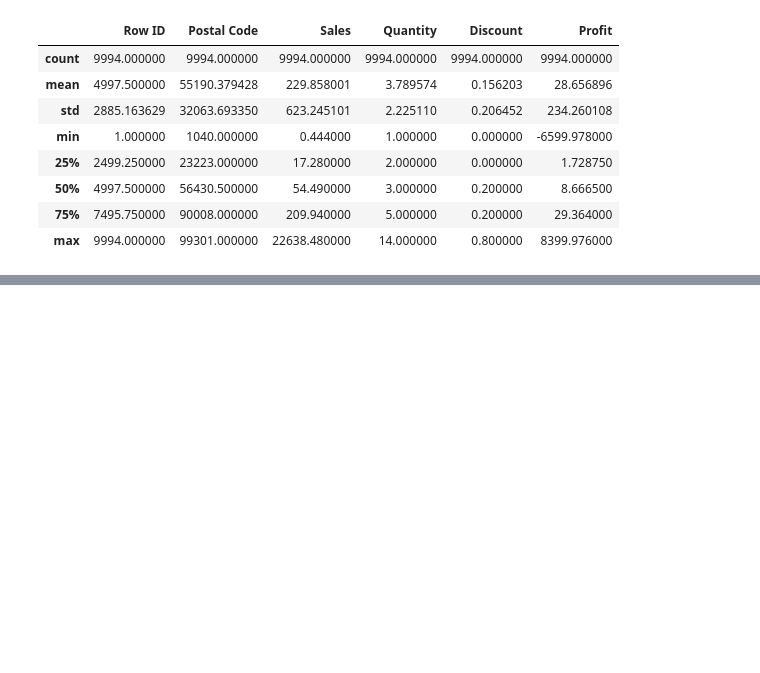
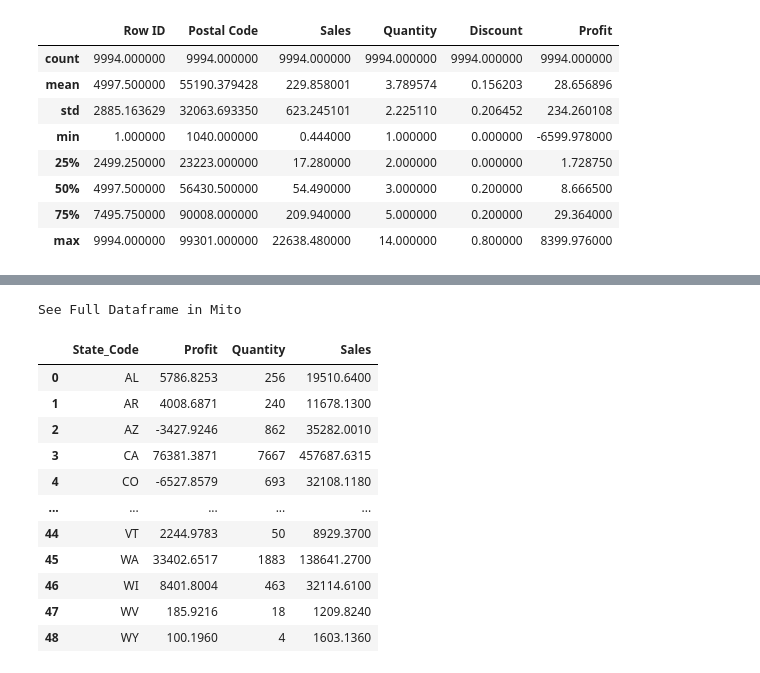
Before and after one commit to raovarun91/visualisations, a Jupyter notebook: Superstore - Data Dashboard.ipynb, the cells around one changed output, grey strips where cells are left out. Drawn from its saved outputs; the diff is of its cells as text; code cells hidden in the pictures; blank space fills up the shorter version.

```diff
--- a/Superstore - Data Dashboard.ipynb
+++ b/Superstore - Data Dashboard.ipynb
@@ -26,0 +157,26 @@ See Full Dataframe in Mito
+# %%
+# Pivoted into df
+tmp_df = df[['State_Code', 'Quantity', 'Sales', 'Profit']].copy()
+pivot_table = tmp_df.pivot_table(
+    index=['State_Code'],
+    values=['Sales', 'Quantity', 'Profit'],
+    aggfunc={'Sales': ['sum'], 'Quantity': ['sum'], 'Profit': ['sum']}
+)
+
+pivot_table.columns = pivot_table.columns.get_level_values(0)
+df_pivot = pivot_table.reset_index()
+df_pivot
+# %% [output]
+See Full Dataframe in Mito
+|  | State_Code | Profit | Quantity | Sales |
+| 0 | AL | 5786.8253 | 256 | 19510.6400 |
+| 1 | AR | 4008.6871 | 240 | 11678.1300 |
+| 2 | AZ | -3427.9246 | 862 | 35282.0010 |
+| 3 | CA | 76381.3871 | 7667 | 457687.6315 |
+| 4 | CO | -6527.8579 | 693 | 32108.1180 |
+| ... | ... | ... | ... | ... |
+| 44 | VT | 2244.9783 | 50 | 8929.3700 |
+| 45 | WA | 33402.6517 | 1883 | 138641.2700 |
+| 46 | WI | 8401.8004 | 463 | 32114.6100 |
+| 47 | WV | 185.9216 | 18 | 1209.8240 |
+| 48 | WY | 100.1960 | 4 | 1603.1360 |
```
Also changed, not shown: parts of 24 cells of this notebook, 8 other files.
